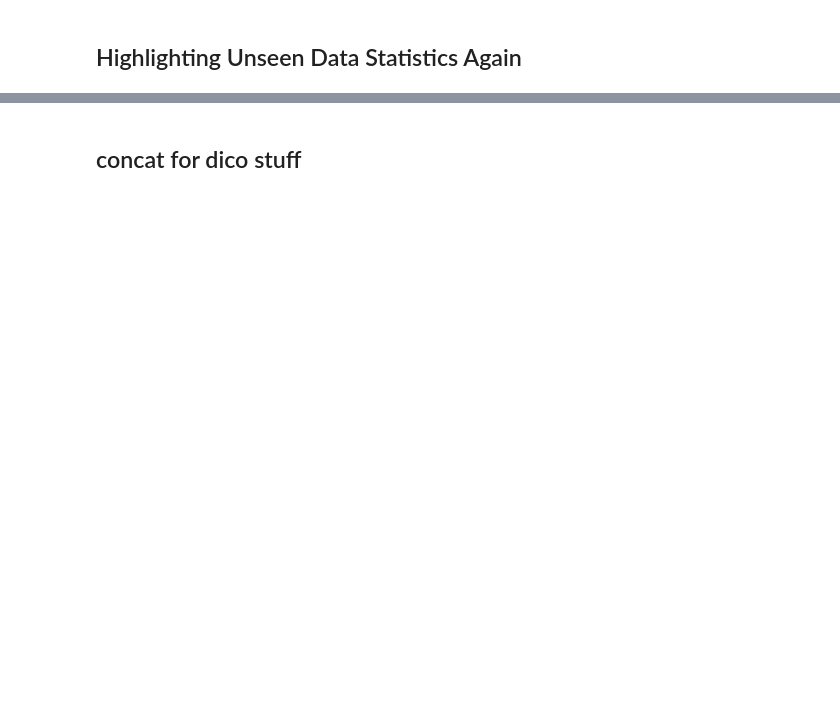
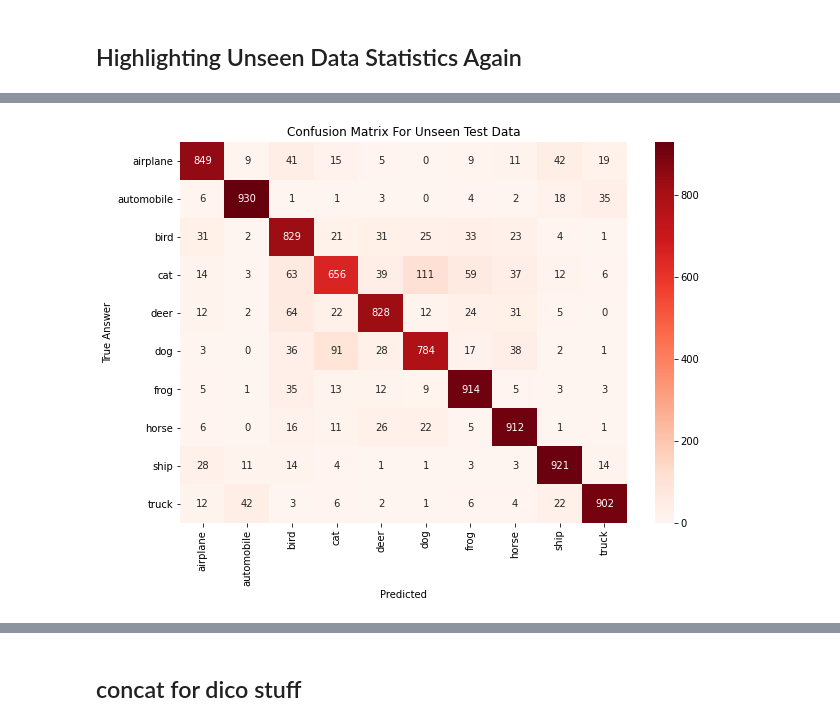
Before and after one commit to UmerFakher/INT2-Group-Project-CIFAR10, a Jupyter notebook: CIFAR10_CNN_Model_ColabShortened.ipynb, the cells around one changed output, grey strips where cells are left out. Saved outputs shown, nothing was run; the diff lists cells and outputs as text; code cells hidden in the pictures; blank space fills up the shorter version.

Commit message:
Confusion Matrix Added

```diff
--- a/CIFAR10_CNN_Model_ColabShortened.ipynb
+++ b/CIFAR10_CNN_Model_ColabShortened.ipynb
@@ -655,0 +655,23 @@ So Testing Error (1 - Acc) on our unseen data: 0.13249999284744263
+# %%
+from sklearn.metrics import confusion_matrix
+import seaborn as sns
+
+# Data 1 knowledge
+
+def plot_confusion_matrix_heatmap(confusion_matrix, labels_list):
+    fig = plt.figure()
+    ax = plt.axes()
+
+    sns.heatmap(data=confusion_matrix, ax = ax, annot=True, fmt='d', cmap='Reds', xticklabels=labels_list, yticklabels=labels_list)
+
+    ax.set_title('Confusion Matrix For Unseen Test Data')
+    ax.set_xlabel('Predicted')
+    ax.set_ylabel('True Answer')
+    plt.show()
+
+predictions = np.argmax(model.predict(testing_data), axis=1)
+test_cmatrix = confusion_matrix(testing_labels, predictions)
+
+plot_confusion_matrix_heatmap(test_cmatrix, label_classes)
+# %% [output]
+[figure, added]
```
Also changed, not shown: parts of 10 cells of this notebook.
